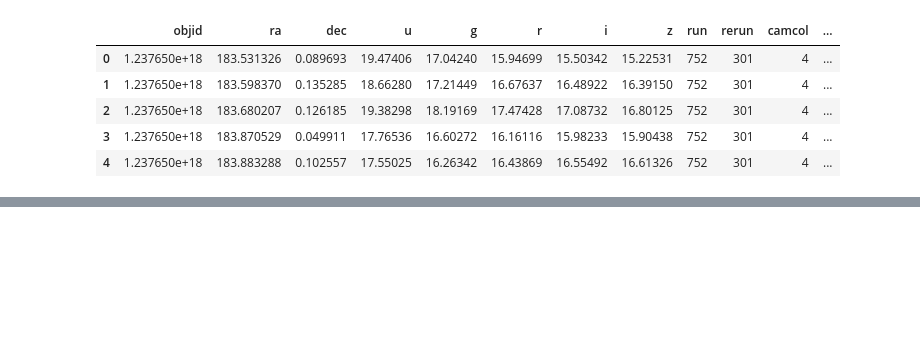
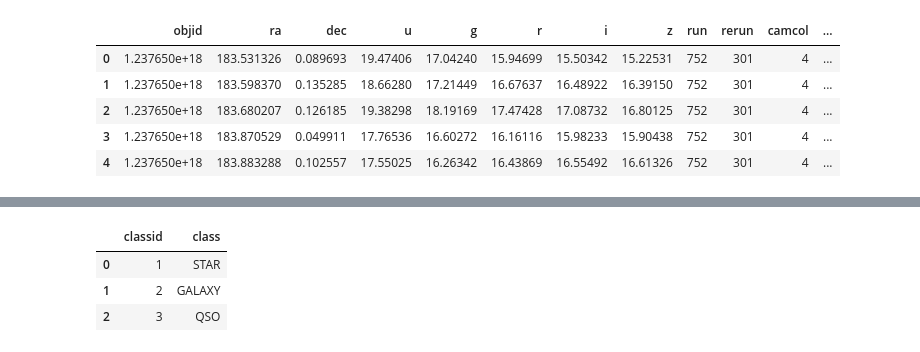
Before and after one commit to AditiNankar/class_project_4, a Jupyter notebook: Resources/sky_survey.ipynb, the cells around one changed output, grey strips where cells are left out. Cells and saved outputs as stored; diff of their text form; code cells hidden in the pictures; blank space fills up the shorter version.

```diff
--- a/Resources/sky_survey.ipynb
+++ b/Resources/sky_survey.ipynb
@@ -47,0 +171,8 @@ df.to_csv('updated_sky_server.csv', index=False)
+# %%
+# Review the classification DataFrame
+classification_df.head()
+# %% [output]
+|  | classid | class |
+| 0 | 1 | STAR |
+| 1 | 2 | GALAXY |
+| 2 | 3 | QSO |
```
Also changed, not shown: parts of 21 cells of this notebook, 2 other files.
